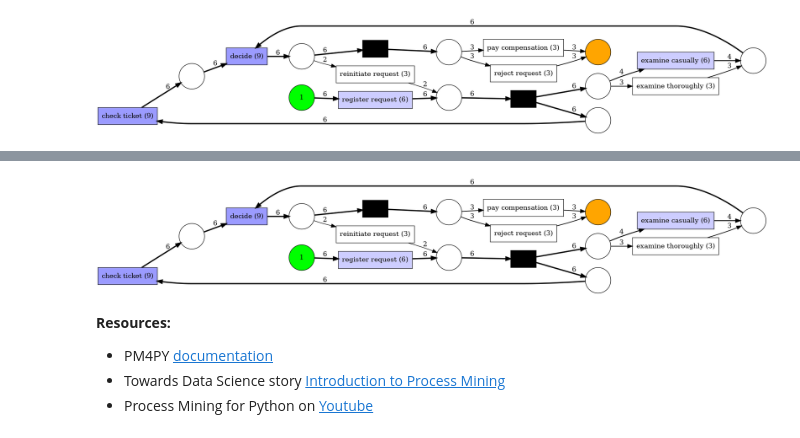
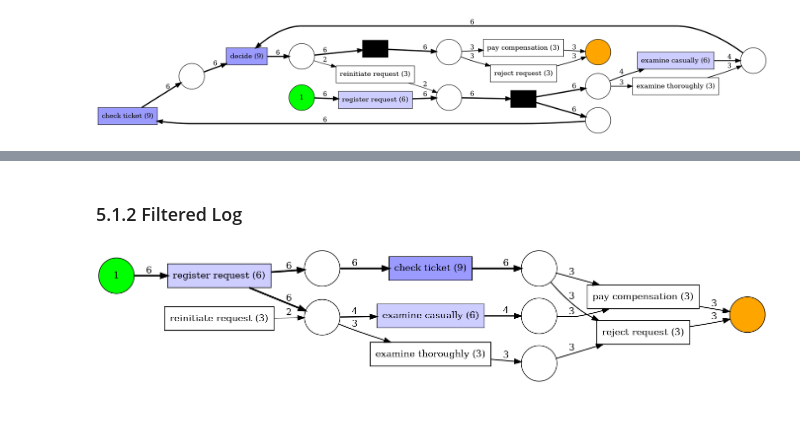
Before and after one commit to Brinkhuis/PM4PY, a Jupyter notebook: PM4PY.ipynb, the cells around one changed output, grey strips where cells are left out. Drawn from its saved outputs; the diff is of its cells as text; code cells hidden in the pictures; blank space fills up the shorter version.

```diff
--- a/PM4PY.ipynb
+++ b/PM4PY.ipynb
@@ -330,0 +367,6 @@ plt.show()
+# %%
+# Directly-Follows frequency matrix
+dff_matrix = directly_follows_frequency_matrix(log_csv, 'case_id', 'activity', 'timestamp')
+sns.set(rc={'figure.figsize':(8, 6)})
+sns.heatmap(dff_matrix, annot=True, fmt='.0f', cmap='Reds', square=True)
+plt.show()
@@ -330,0 +375,6 @@ plt.show()
+# %%
+# Directly-Follows total duration matrix in hours
+dff_matrix = directly_follows_duration_matrix(log_csv, 'case_id', 'activity', 'timestamp', duration='h')
+sns.set(rc={'figure.figsize':(8, 6)})
+sns.heatmap(dff_matrix, annot=True, fmt='.0f', cmap='BuPu', square=True)
+plt.show()
@@ -906,19 +1163,30 @@ net, initial_marking, final_marking = inductive_miner.apply(log)
+# %% [markdown]
+### 5.1.2 Filtered Log
+# %%
+# Create filtered/partial log: drop activity 'decide'
+filtered_log = pm4py.format_dataframe(
+    log_csv[~log_csv.activity.isin(['decide'])],
+    case_id = 'case_id',
+    activity_key = 'activity',
+    timestamp_key = 'timestamp',
+    timest_format = '%Y-%m-%d %H:%M:%S%z'
+)
+# %%
+# Miner
+net, initial_marking, final_marking = alpha_miner.apply(filtered_log)
 # %%
 # Parameters
 parameters = {pn_visualizer.Variants.FREQUENCY.value.Parameters.FORMAT: 'png'}
 
 # GraphViz
-gviz = pn_visualizer.apply(net, initial_marking, final_marking,
-                           parameters=parameters,
-                           variant=pn_visualizer.Variants.FREQUENCY,
-                           log=log)
+gviz = pn_visualizer.apply(
+    net, initial_marking, final_marking,
+    parameters = parameters,
+    variant = pn_visualizer.Variants.FREQUENCY,
+    log = filtered_log
+)
 
 # View
 pn_visualizer.view(gviz)
 # %% [output]
-[figure, old version]
+[figure, new version]
-# %% [markdown]
-**Resources:**
-- PM4PY [documentation](https://pm4py.fit.fraunhofer.de/documentation)
-- Towards Data Science story [Introduction to Process Mining](https://towardsdatascience.com/introduction-to-process-mining-5f4ce985b7e5)
-- Process Mining for Python on [Youtube](https://www.youtube.com/channel/UCRcgOKrDsntrTI78RXXliuw/videos)
```
Also changed, not shown: parts of 114 cells of this notebook.
